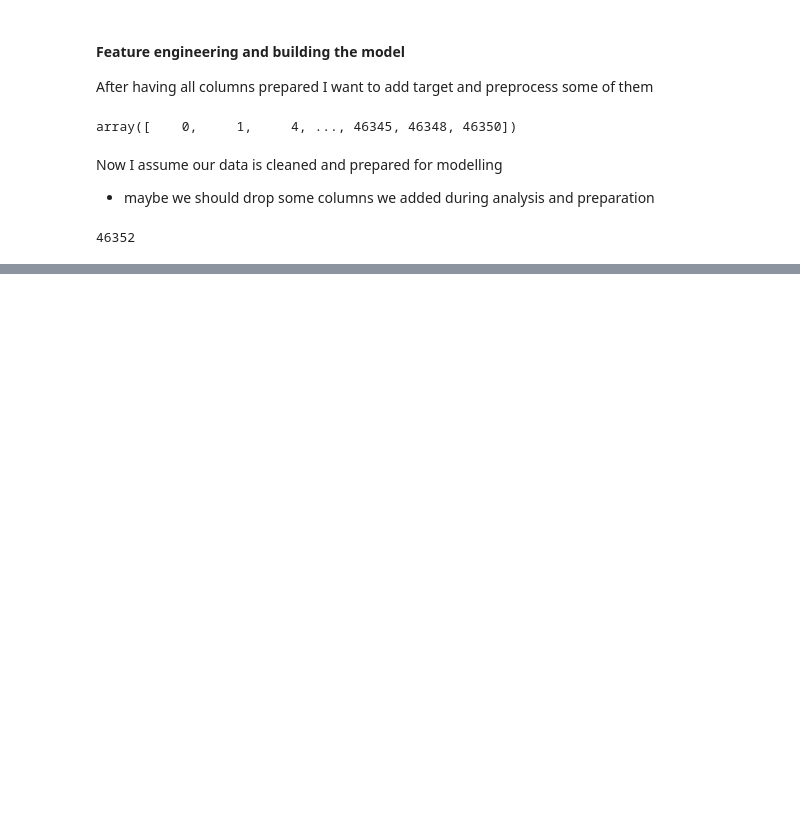
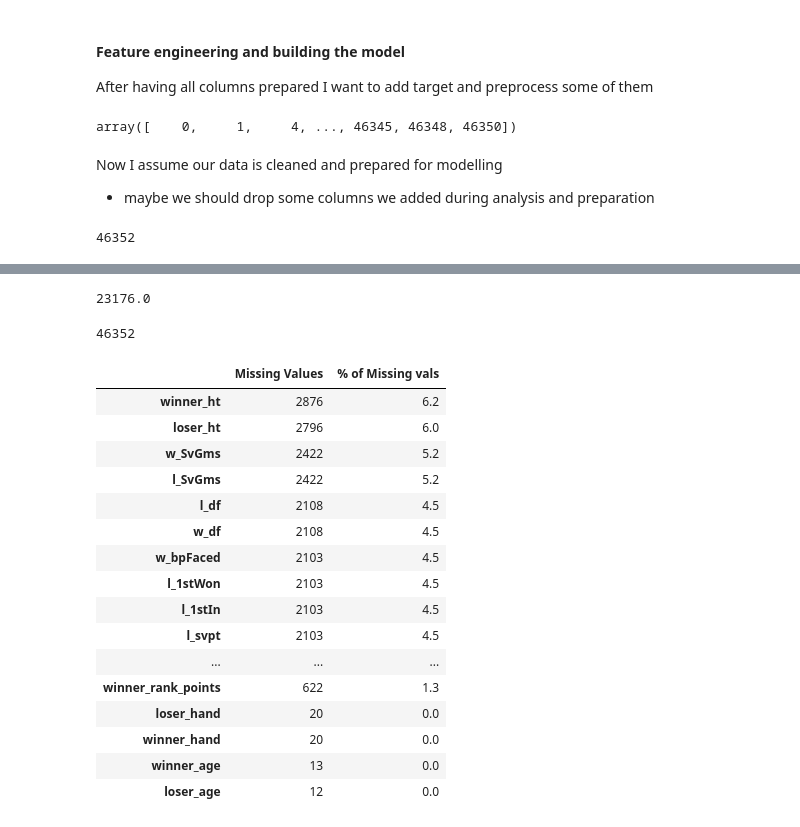
Before and after one commit to komorn/Data-Science-report, a Jupyter notebook: tennis_matches_exploration.ipynb, the cells around one changed output, grey strips where cells are left out. Cells and saved outputs as stored; diff of their text form; code cells hidden in the pictures; blank space fills up the shorter version.

```diff
--- a/tennis_matches_exploration.ipynb
+++ b/tennis_matches_exploration.ipynb
@@ -937,3 +934,11 @@ target[indexes] = 0
+# %%
+np.sum(target)
+# %% [output]
+23176.0
+# %%
+merged_df.shape[0]
+# %% [output]
+46352
 # %%
 from sklearn.model_selection import train_test_split
 from sklearn.linear_model import LogisticRegression
@@ -942,3 +947,23 @@ from sklearn.preprocessing import OneHotEncoder, StandardScaler
 from sklearn.compose import ColumnTransformer
 from sklearn.pipeline import Pipeline
 from sklearn.impute import SimpleImputer
+# %%
+missing_values_table(merged_df)
+# %% [output]
+|  | Missing Values | % of Missing vals |
+| winner_ht | 2876 | 6.2 |
+| loser_ht | 2796 | 6.0 |
+| w_SvGms | 2422 | 5.2 |
+| l_SvGms | 2422 | 5.2 |
+| l_df | 2108 | 4.5 |
+| w_df | 2108 | 4.5 |
+| w_bpFaced | 2103 | 4.5 |
+| l_1stWon | 2103 | 4.5 |
+| l_1stIn | 2103 | 4.5 |
+| l_svpt | 2103 | 4.5 |
+| ... | ... | ... |
+| winner_rank_points | 622 | 1.3 |
+| loser_hand | 20 | 0.0 |
+| winner_hand | 20 | 0.0 |
+| winner_age | 13 | 0.0 |
+| loser_age | 12 | 0.0 |
```
Also changed, not shown: parts of 10 cells of this notebook, 1 other file.
